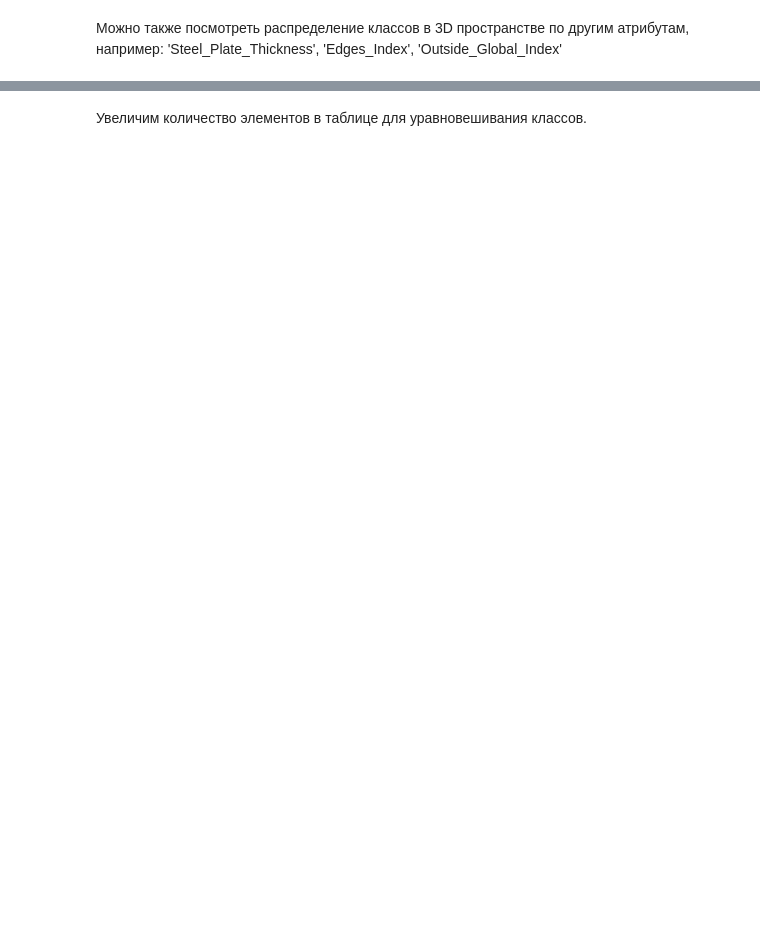
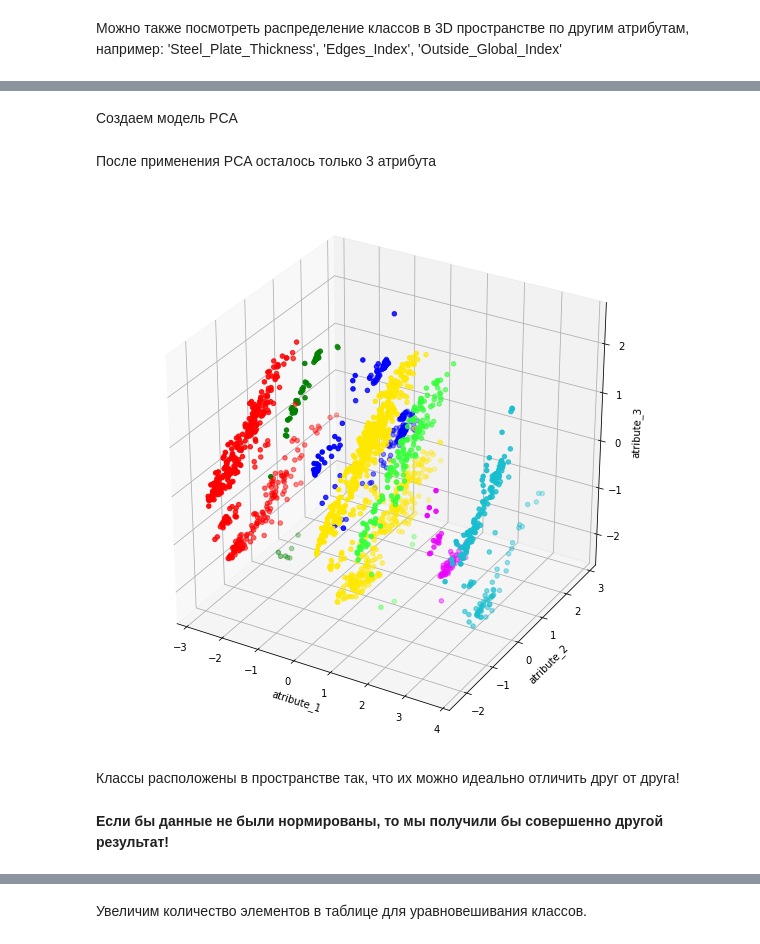
Before and after one commit to SIzrantsev/netology_statistics, a Jupyter notebook: lecture_4.ipynb, the cells around one changed output, grey strips where cells are left out. Cells and saved outputs as stored; diff of their text form; code cells hidden in the pictures; blank space fills up the shorter version.

```diff
--- a/lecture_4.ipynb
+++ b/lecture_4.ipynb
@@ -351,0 +393,36 @@ plt.show()
+# %% [markdown]
+Создаем модель PCA
+# %%
+from sklearn.decomposition import PCA
+
+pca = PCA(n_components=3)
+# %%
+principalComponents = pca.fit_transform(df_norm)
+projected_x = pd.DataFrame(data = principalComponents,
+                           columns = ['atribute_1', 'atribute_2', 'atribute_3'])
+# %% [markdown]
+После применения PCA осталось только 3 атрибута
+# %%
+projected_x['target'] = Y
+# %%
+fig = plt.figure(figsize=(10, 10))
+ax = fig.gca(projection='3d')
+
+colors = ['r', 'g', 'b', '#FFE800', '#33FF39', '#EC00FF', '#17becf']
+
+for i in range(7):
+    a = projected_x.loc[projected_x['target'] == i, 'atribute_1']
+    b = projected_x.loc[projected_x['target'] == i, 'atribute_2']
+    c = projected_x.loc[df['target'] == i, 'atribute_3']
+    ax.scatter(a, b, c, c=colors[i])
+
+ax.set_xlabel('atribute_1')
+ax.set_ylabel('atribute_2')
+ax.set_zlabel('atribute_3')
+plt.show()
+# %% [output]
+[figure, added]
+# %% [markdown]
+Классы расположены в пространстве так, что их можно идеально отличить друг от друга!
+# %% [markdown]
+**Если бы данные не были нормированы, то мы получили бы совершенно другой результат!**
```
Also changed, not shown: parts of 227 cells of this notebook, 1 other file.
